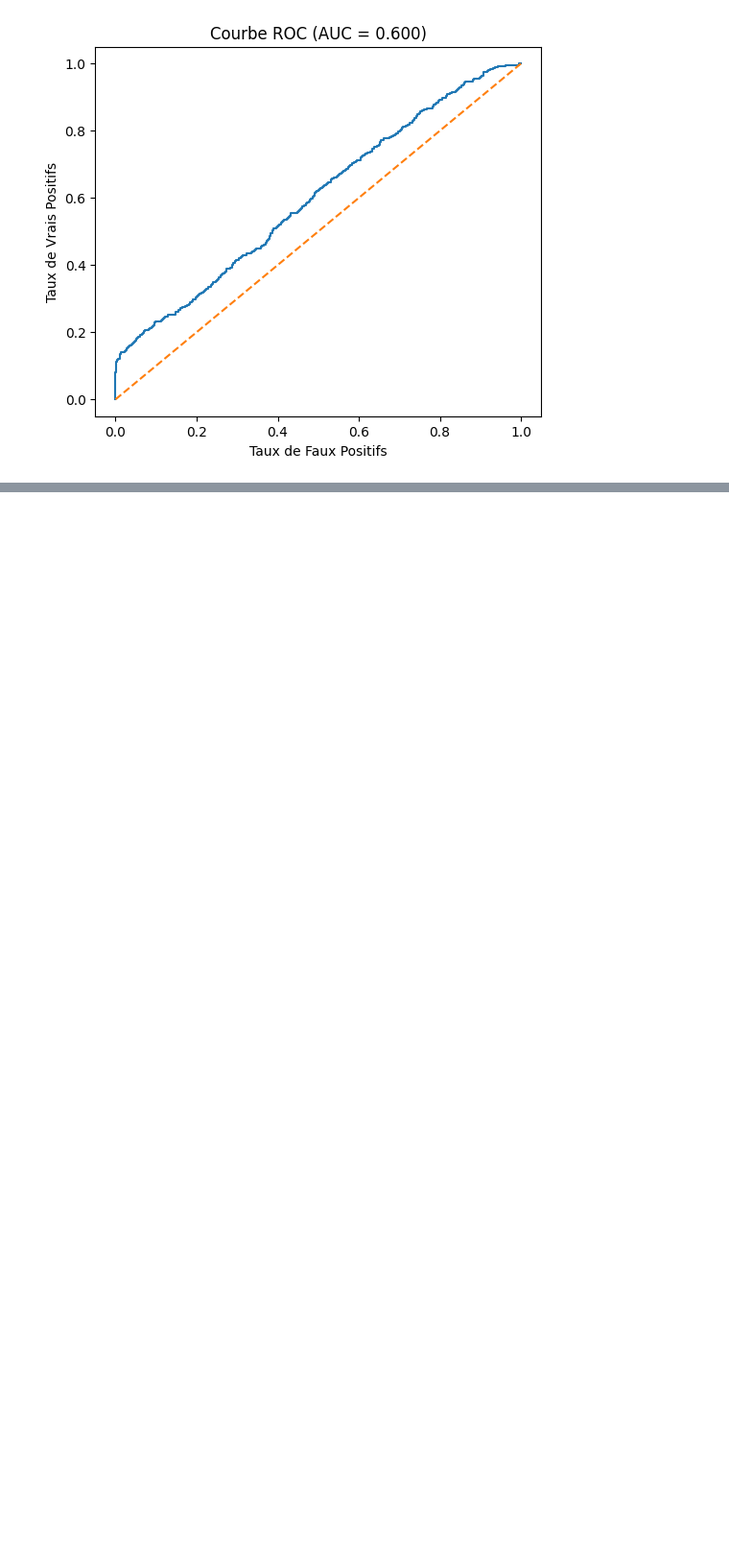
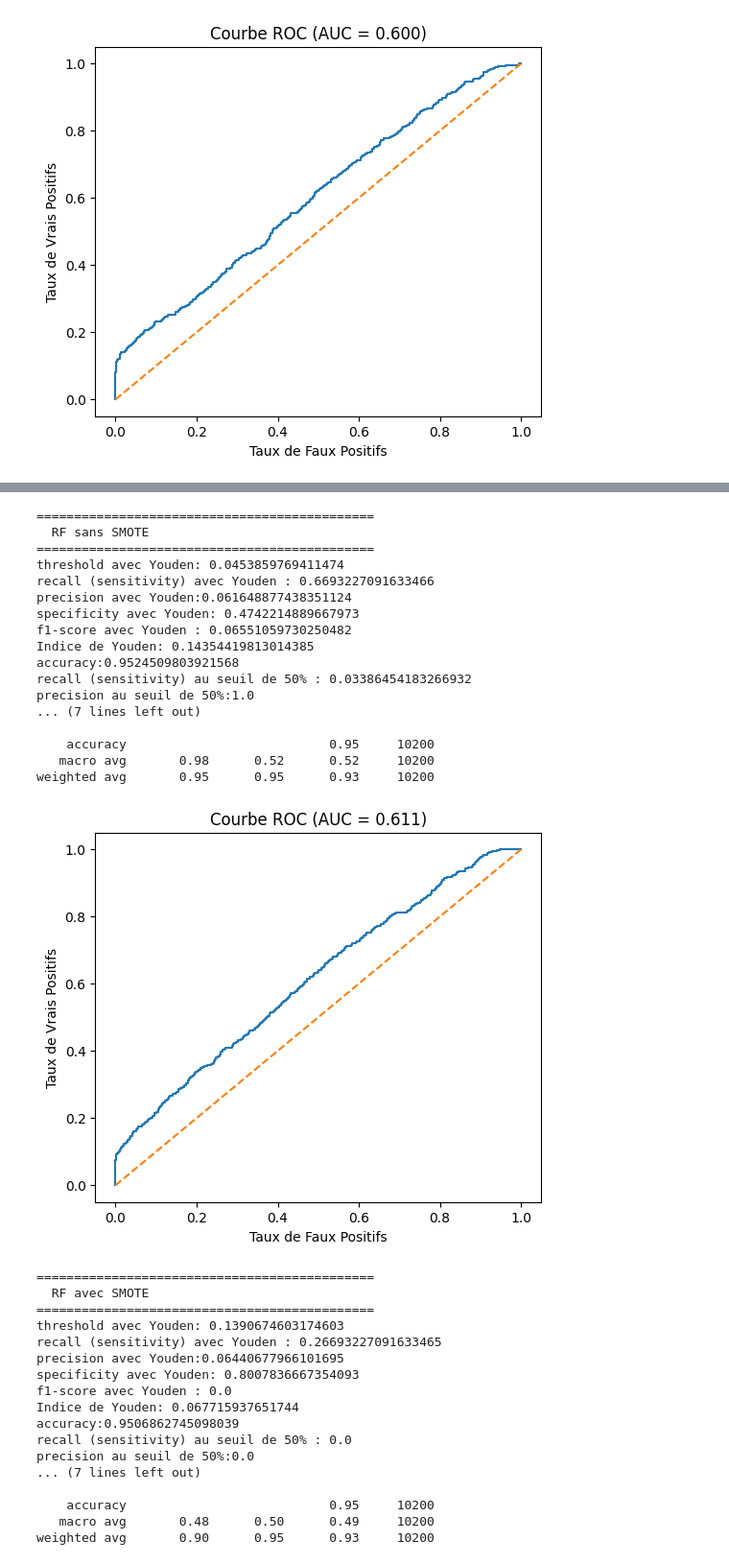
Before and after one commit to Lanier777/PROJET_STATAPP_MILLIMAN, a Jupyter notebook: Génération de données synthétiques/Modèles statistiques/Génération des données et Résultats.ipynb, the cells around one changed output, grey strips where cells are left out. Shown at 96% size. Saved outputs shown, nothing was run; the diff lists cells and outputs as text; code cells hidden in the pictures; blank space fills up the shorter version.

```diff
--- a/Génération de données synthétiques/Modèles statistiques/Génération des données et Résultats.ipynb
+++ b/Génération de données synthétiques/Modèles statistiques/Génération des données et Résultats.ipynb
@@ -51,7 +49,7 @@ Successfully installed PySocks-1.7.1 filelock-3.20.0 gdown-5.2.0
 np.random.seed(123)
 # %%
 # Charger les données
-df = pd.read_csv('Fraud Detection Dataset.csv')  # changer le nom du fichier si nécessaire
+df = pd.read_csv("../Fraud Detection Dataset.csv")  # changer le nom du fichier si nécessaire
 print('Forme du dataset chargé :', df.shape)
 print(df['Fraudulent'].value_counts())
 # %% [output]
@@ -1350,0 +1476,65 @@ grid_search.fit(X_train_s,y_train_s)
+# %%
+# ─────────────────────────────────────────────
+# Évaluation des 4 modèles sur X_test
+# ─────────────────────────────────────────────
+
+results_finetuning = {}
+
+for label, search in [
+    ("RF sans SMOTE",   rs_rf),
+    ("RF avec SMOTE",   rs_rf_smote),
+    ("LGBM sans SMOTE", rs_lgbm),
+    ("LGBM avec SMOTE", rs_lgbm_smote),
+]:
+    best = search.best_estimator_
+    y_pred       = best.predict(X_test)
+    y_pred_proba = best.predict_proba(X_test)
+
+    print(f"\n{'='*45}")
+    print(f"  {label}")
+    print(f"{'='*45}")
+    metrics(y_pred, y_pred_proba, X_test, y_test, False)
+    roc(y_pred, y_pred_proba, X_test, y_test, False)
+
+    results_finetuning[label] = search.best_score_
+
+# Tableau comparatif
+import pandas as pd
+pd.DataFrame.from_dict(results_finetuning, orient='index',
+                       columns=['AUC CV (validation)']).round(4)
+# %% [output]
+=============================================
+  RF sans SMOTE
+=============================================
+threshold avec Youden: 0.0453859769411474
+recall (sensitivity) avec Youden : 0.6693227091633466
+precision avec Youden:0.061648877438351124
+specificity avec Youden: 0.4742214889667973
+f1-score avec Youden : 0.06551059730250482
+Indice de Youden: 0.14354419813014385
+accuracy:0.9524509803921568
+recall (sensitivity) au seuil de 50% : 0.03386454183266932
+precision au seuil de 50%:1.0
+... (7 lines left out)
+
+    accuracy                           0.95     10200
+   macro avg       0.98      0.52      0.52     10200
+weighted avg       0.95      0.95      0.93     10200
+[figure, added]
+=============================================
+  RF avec SMOTE
+=============================================
+threshold avec Youden: 0.1390674603174603
+recall (sensitivity) avec Youden : 0.26693227091633465
+precision avec Youden:0.06440677966101695
+specificity avec Youden: 0.8007836667354093
+f1-score avec Youden : 0.0
+Indice de Youden: 0.067715937651744
+accuracy:0.9506862745098039
+recall (sensitivity) au seuil de 50% : 0.0
+precision au seuil de 50%:0.0
+... (7 lines left out)
+
+    accuracy                           0.95     10200
+   macro avg       0.48      0.50      0.49     10200
+weighted avg       0.90      0.95      0.93     10200
```
Also changed, not shown: parts of 8 cells of this notebook.
